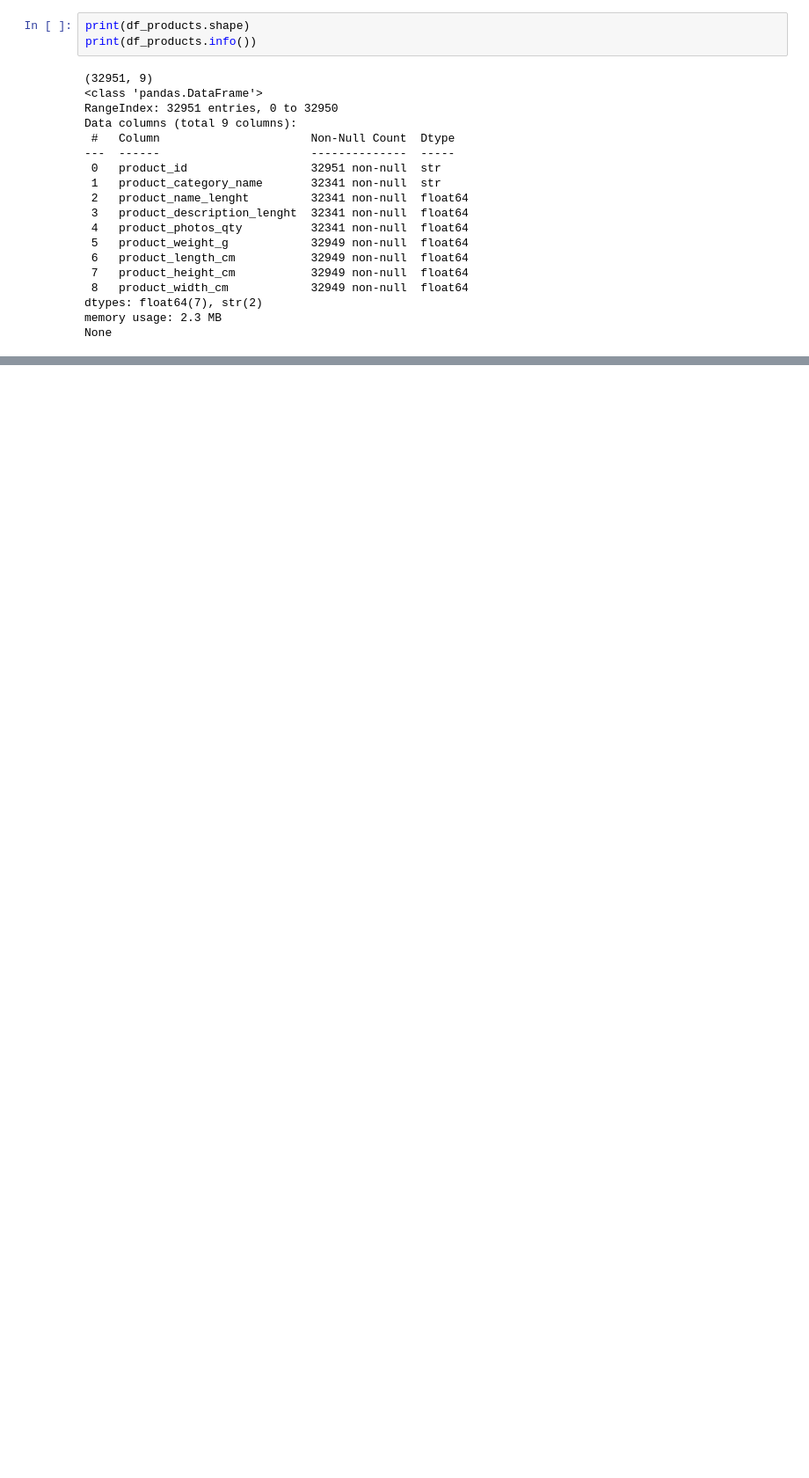
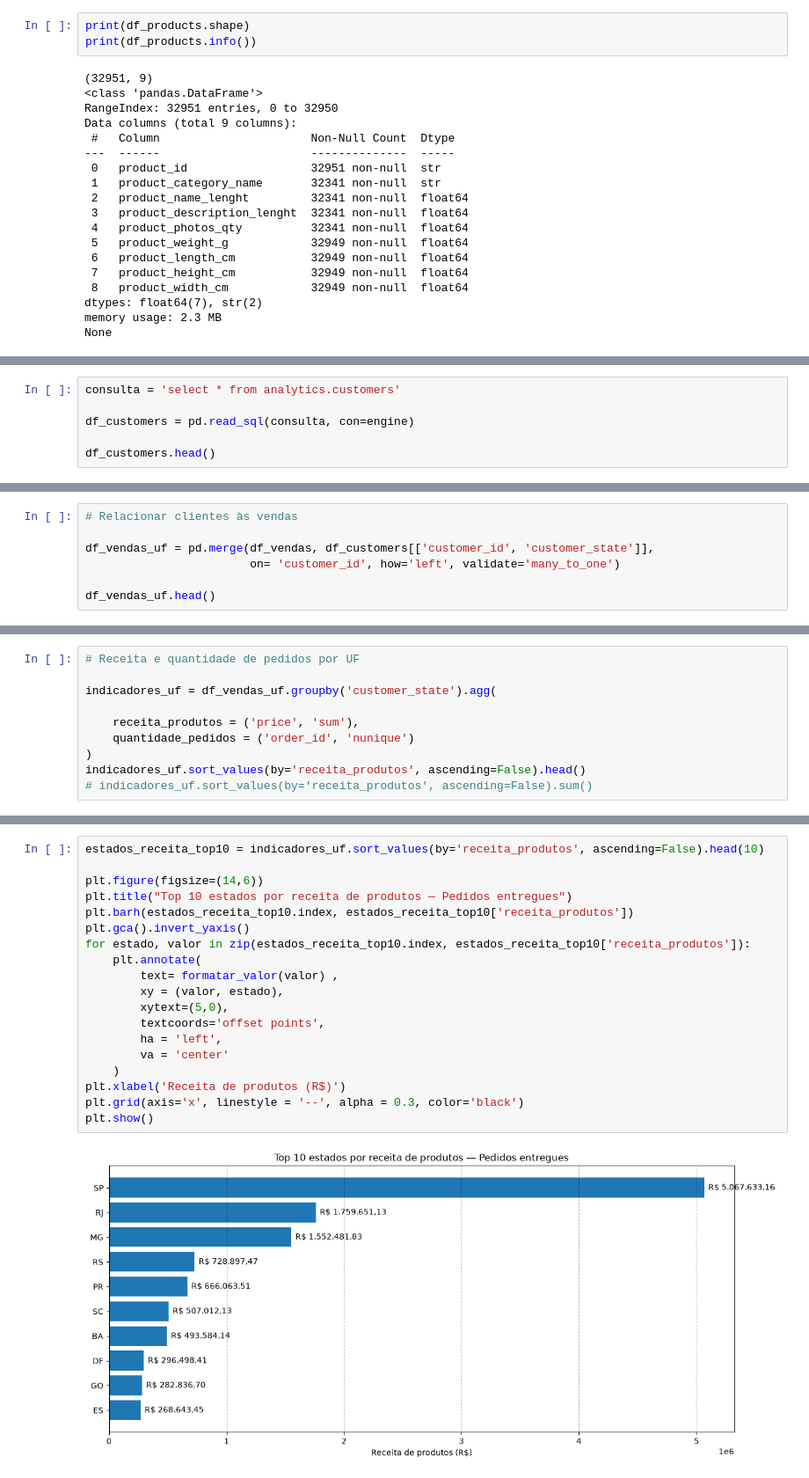
Before and after one commit to nerydyego/olist-ecommerce-sql, a Jupyter notebook: notebooks/02_analise_exploratoria.ipynb, the cells around one changed output, grey strips where cells are left out. Shown at 88% size. Drawn from its saved outputs; the diff is of its cells as text; blank space fills up the shorter version.

```diff
--- a/notebooks/02_analise_exploratoria.ipynb
+++ b/notebooks/02_analise_exploratoria.ipynb
@@ -261,0 +374,6 @@ df_vendas_products = pd.merge(df_vendas, df_products[['product_id', 'product_cat
+# %%
+consulta = 'select * from analytics.customers'
+
+df_customers = pd.read_sql(consulta, con=engine)
+
+df_customers.head()
@@ -261,0 +405,7 @@ df_vendas_products = pd.merge(df_vendas, df_products[['product_id', 'product_cat
+# %%
+# Relacionar clientes às vendas
+
+df_vendas_uf = pd.merge(df_vendas, df_customers[['customer_id', 'customer_state']],
+                        on= 'customer_id', how='left', validate='many_to_one')
+
+df_vendas_uf.head()
@@ -261,0 +431,10 @@ df_vendas_products = pd.merge(df_vendas, df_products[['product_id', 'product_cat
+# %%
+# Receita e quantidade de pedidos por UF
+
+indicadores_uf = df_vendas_uf.groupby('customer_state').agg(
+
+    receita_produtos = ('price', 'sum'),
+    quantidade_pedidos = ('order_id', 'nunique')
+)
+indicadores_uf.sort_values(by='receita_produtos', ascending=False).head()
+# indicadores_uf.sort_values(by='receita_produtos', ascending=False).sum()
@@ -261,0 +449,21 @@ df_vendas_products = pd.merge(df_vendas, df_products[['product_id', 'product_cat
+# %%
+estados_receita_top10 = indicadores_uf.sort_values(by='receita_produtos', ascending=False).head(10)
+
+plt.figure(figsize=(14,6))
+plt.title("Top 10 estados por receita de produtos — Pedidos entregues")
+plt.barh(estados_receita_top10.index, estados_receita_top10['receita_produtos'])
+plt.gca().invert_yaxis()
+for estado, valor in zip(estados_receita_top10.index, estados_receita_top10['receita_produtos']):
+    plt.annotate(
+        text= formatar_valor(valor) ,
+        xy = (valor, estado),
+        xytext=(5,0),
+        textcoords='offset points',
+        ha = 'left',
+        va = 'center'
+    )
+plt.xlabel('Receita de produtos (R$)')
+plt.grid(axis='x', linestyle = '--', alpha = 0.3, color='black')
+plt.show()
+# %% [output]
+[figure, added]
```
Also changed, not shown: parts of 20 cells of this notebook.
